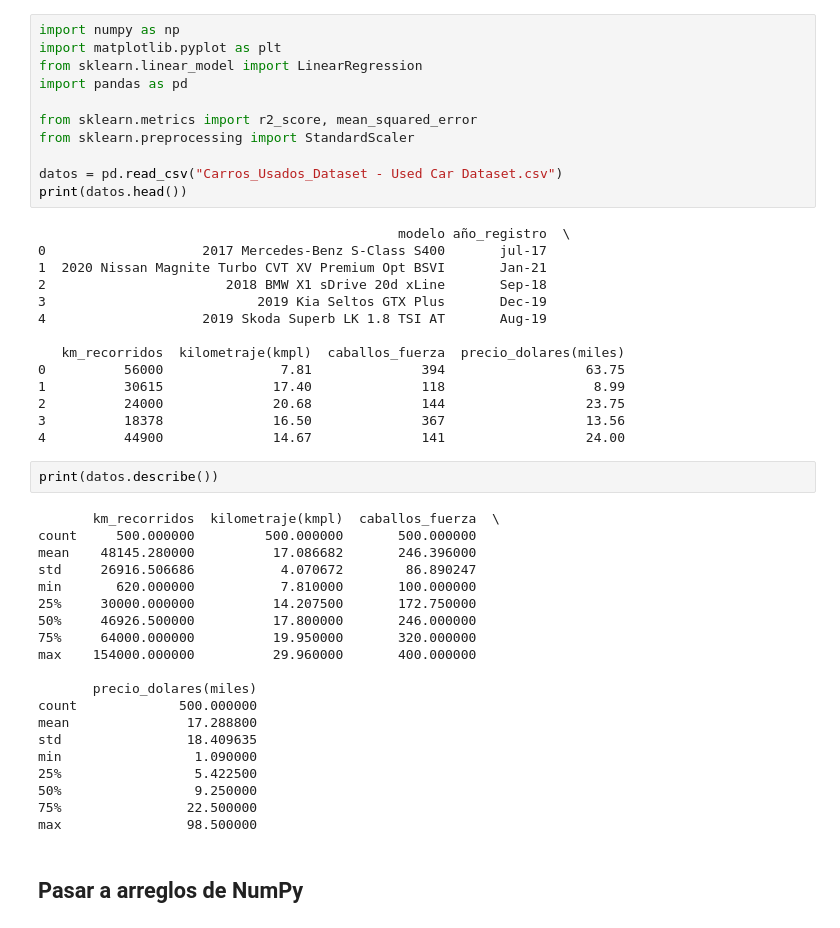
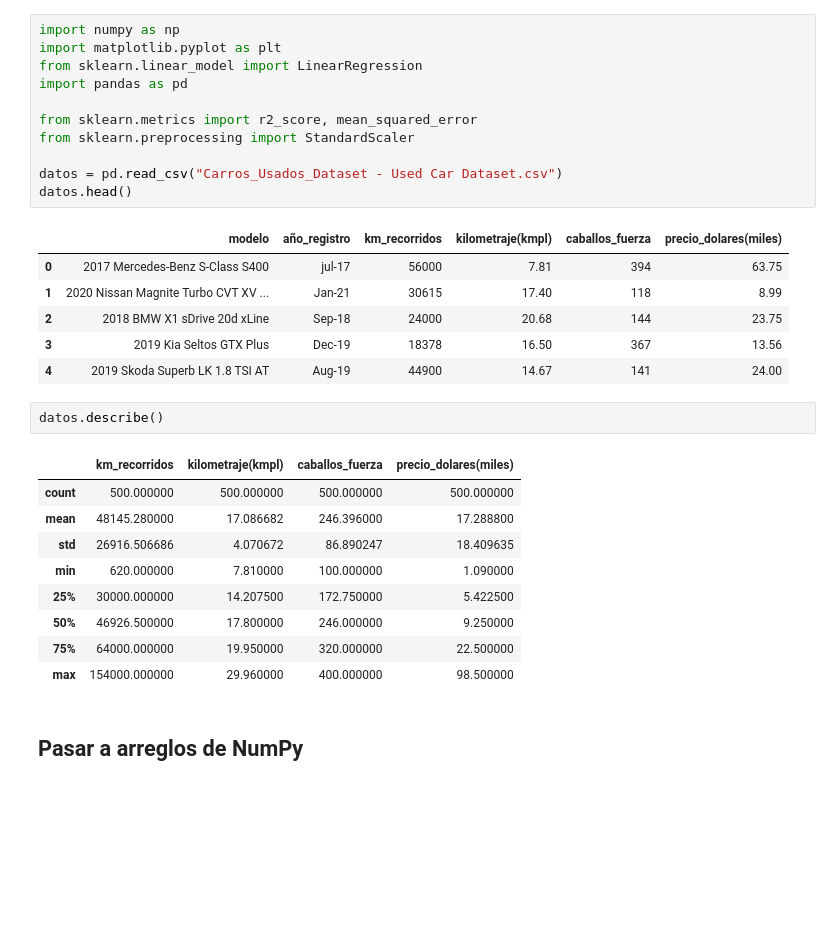
Before and after one commit to Viernes137/ProyectoIA, a Jupyter notebook: Proyecto.ipynb, the cells around one changed output. Drawn from its saved outputs; the diff is of its cells as text; blank space fills up the shorter version.

```diff
--- a/Proyecto.ipynb
+++ b/Proyecto.ipynb
@@ -8,43 +8,26 @@ from sklearn.metrics import r2_score, mean_squared_error
 from sklearn.preprocessing import StandardScaler
 
 datos = pd.read_csv("Carros_Usados_Dataset - Used Car Dataset.csv")
-print(datos.head())
+datos.head()
 # %% [output]
-                                              modelo año_registro  \
-0                    2017 Mercedes-Benz S-Class S400       jul-17
-1  2020 Nissan Magnite Turbo CVT XV Premium Opt BSVI       Jan-21
-2                       2018 BMW X1 sDrive 20d xLine       Sep-18
-3                           2019 Kia Seltos GTX Plus       Dec-19
-4                    2019 Skoda Superb LK 1.8 TSI AT       Aug-19
-
-   km_recorridos  kilometraje(kmpl)  caballos_fuerza  precio_dolares(miles)
-0          56000               7.81              394                  63.75
-1          30615              17.40              118                   8.99
-2          24000              20.68              144                  23.75
-3          18378              16.50              367                  13.56
-4          44900              14.67              141                  24.00
+|  | modelo | año_registro | km_recorridos | kilometraje(kmpl) | caballos_fuerza | precio_dolares(miles) |
+| 0 | 2017 Mercedes-Benz S-Class S400 | jul-17 | 56000 | 7.81 | 394 | 63.75 |
+| 1 | 2020 Nissan Magnite Turbo CVT XV ... | Jan-21 | 30615 | 17.40 | 118 | 8.99 |
+| 2 | 2018 BMW X1 sDrive 20d xLine | Sep-18 | 24000 | 20.68 | 144 | 23.75 |
+| 3 | 2019 Kia Seltos GTX Plus | Dec-19 | 18378 | 16.50 | 367 | 13.56 |
+| 4 | 2019 Skoda Superb LK 1.8 TSI AT | Aug-19 | 44900 | 14.67 | 141 | 24.00 |
-# %%
-print(datos.describe())
-# %% [output]
-       km_recorridos  kilometraje(kmpl)  caballos_fuerza  \
-count     500.000000         500.000000       500.000000
-mean    48145.280000          17.086682       246.396000
-std     26916.506686           4.070672        86.890247
-min       620.000000           7.810000       100.000000
-25%     30000.000000          14.207500       172.750000
-50%     46926.500000          17.800000       246.000000
-75%     64000.000000          19.950000       320.000000
-max    154000.000000          29.960000       400.000000
-
-       precio_dolares(miles)
-count             500.000000
-mean               17.288800
-std                18.409635
-min                 1.090000
-25%                 5.422500
-50%                 9.250000
-75%                22.500000
-max                98.500000
+# %%
+datos.describe()
+# %% [output]
+|  | km_recorridos | kilometraje(kmpl) | caballos_fuerza | precio_dolares(miles) |
+| count | 500.000000 | 500.000000 | 500.000000 | 500.000000 |
+| mean | 48145.280000 | 17.086682 | 246.396000 | 17.288800 |
+| std | 26916.506686 | 4.070672 | 86.890247 | 18.409635 |
+| min | 620.000000 | 7.810000 | 100.000000 | 1.090000 |
+| 25% | 30000.000000 | 14.207500 | 172.750000 | 5.422500 |
+| 50% | 46926.500000 | 17.800000 | 246.000000 | 9.250000 |
+| 75% | 64000.000000 | 19.950000 | 320.000000 | 22.500000 |
+| max | 154000.000000 | 29.960000 | 400.000000 | 98.500000 |
 # %% [markdown]
 ## Pasar a arreglos de NumPy
 # %%
```
Also changed, not shown: parts of 4 cells of this notebook.
